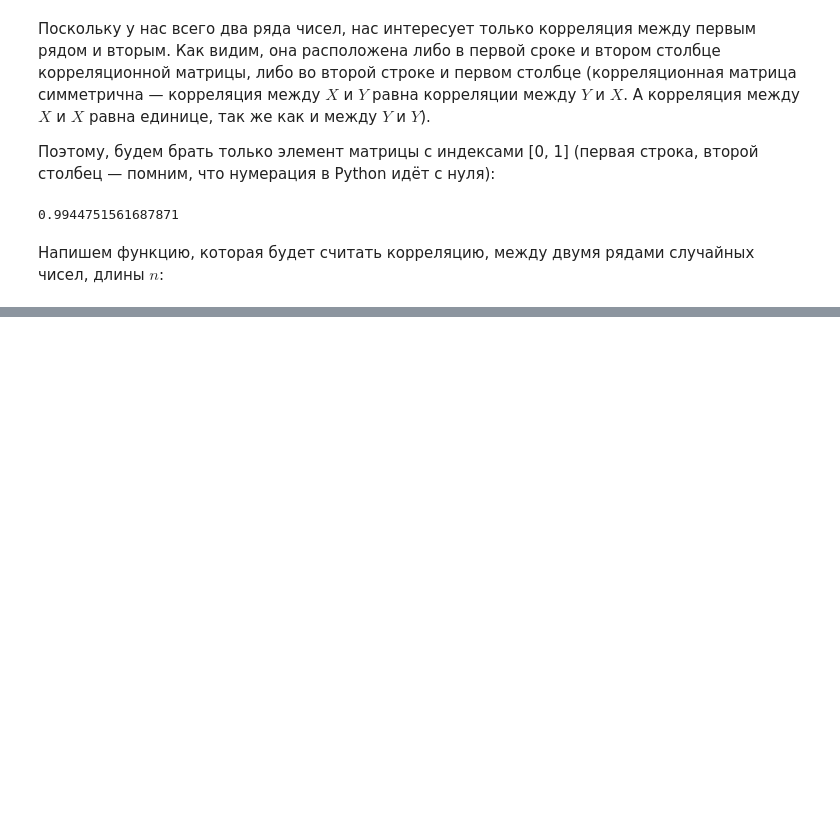
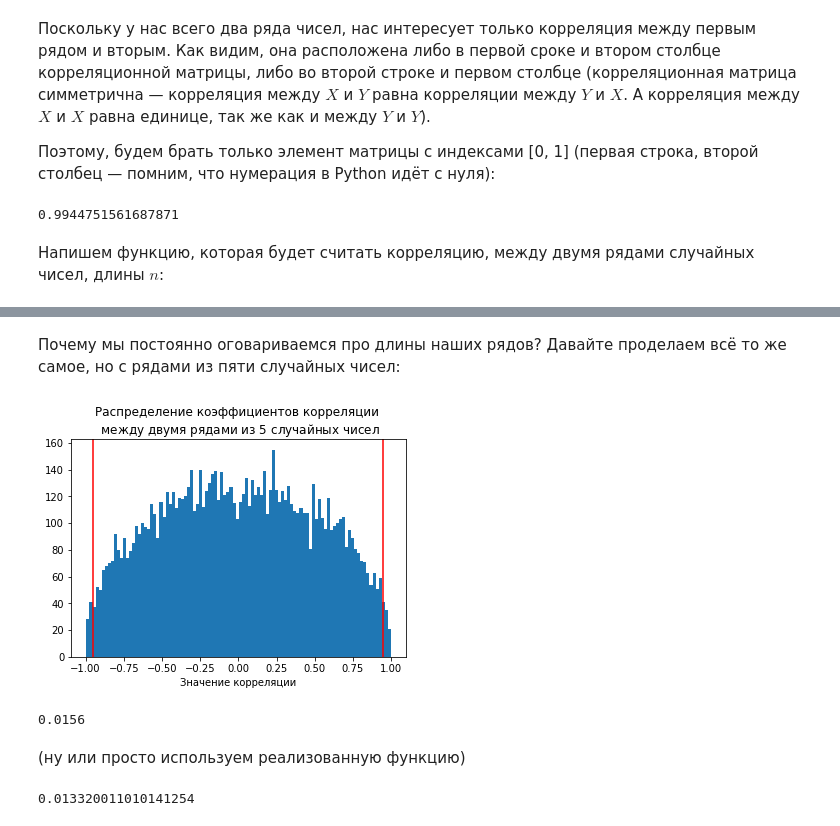
Before and after one commit to mikewellmeansme/biological-statistics-course, a Jupyter notebook: lesson_007.ipynb, the cells around one changed output, grey strips where cells are left out. Saved outputs shown, nothing was run; the diff lists cells and outputs as text; code cells hidden in the pictures; blank space fills up the shorter version.

```diff
--- a/lesson_007.ipynb
+++ b/lesson_007.ipynb
@@ -121,0 +235,26 @@ len(els)/10000
+# %% [markdown]
+Почему мы постоянно оговариваемся про длины наших рядов? Давайте проделаем всё то же самое, но с рядами из пяти случайных чисел:
+# %%
+n = 5
+
+random_corrs = [get_random_corr(n) for el in range(10000)]
+# %%
+plt.hist(random_corrs, bins=100)
+plt.title(f'Распределение коэффициентов корреляции \n между двумя рядами из ${n}$ случайных чисел')
+plt.xlabel('Значение корреляции')
+plt.axvline(-0.95, c='red')
+plt.axvline(0.95, c='red', label='$|R|>=0.95$')
+plt.show()
+# %% [output]
+[figure, added]
+# %%
+very_big_and_very_small_rs = [r for r in random_corrs if abs(r) >= 0.95]
+len(very_big_and_very_small_rs) / 10000
+# %% [output]
+0.0156
+# %% [markdown]
+(ну или просто используем реализованную функцию)
+# %%
+get_p_value(0.95, 5)
+# %% [output]
+0.013320011010141254
```
Also changed, not shown: parts of 55 cells of this notebook.
